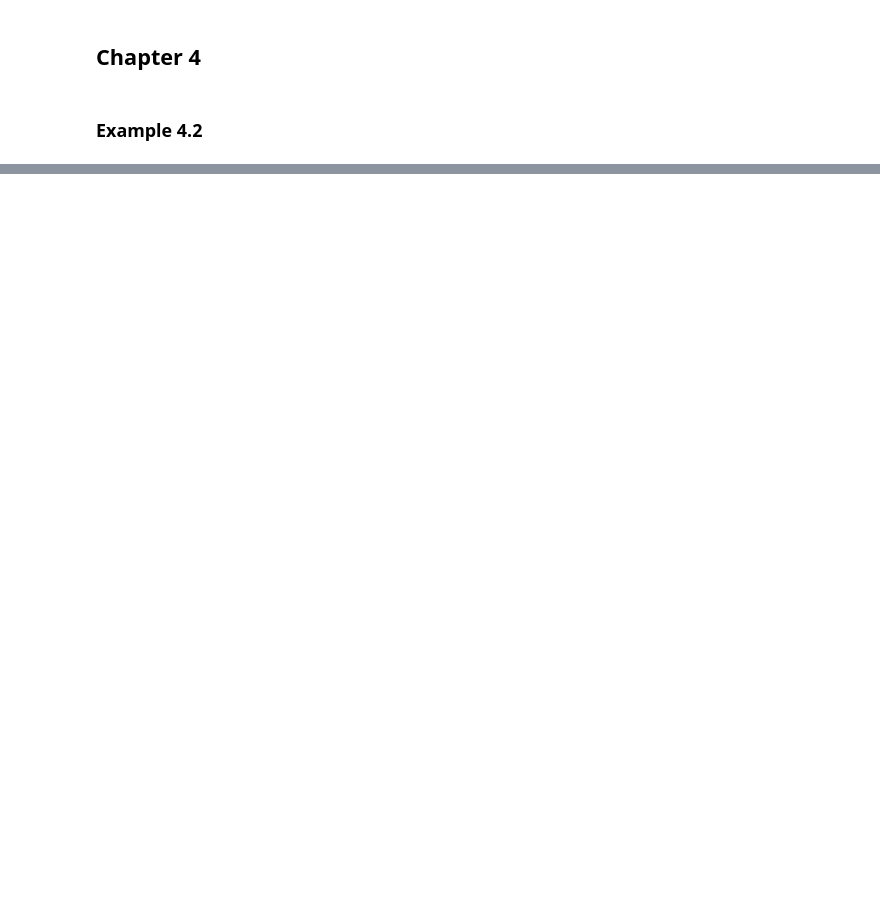
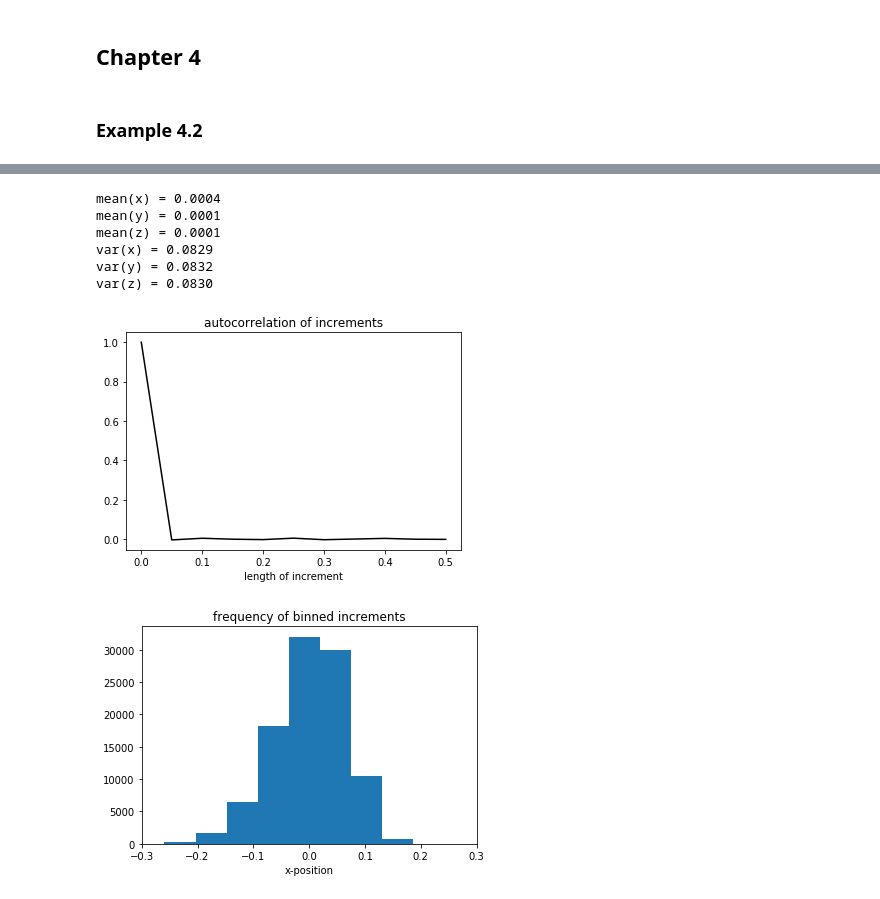
Before and after one commit to ray-chew/probabilistic_forecasting_examples, a Jupyter notebook: Chapter 4.ipynb, the cells around one changed output, grey strips where cells are left out. Saved outputs shown, nothing was run; the diff lists cells and outputs as text; code cells hidden in the pictures; blank space fills up the shorter version.

```diff
--- a/Chapter 4.ipynb
+++ b/Chapter 4.ipynb
@@ -73,0 +147,48 @@ plt.show()
+# %%
+increment_x = x[1:STEPS+1] - x[:STEPS]
+increment_y = y[1:STEPS+1] - y[:STEPS]
+increment_z = z[1:STEPS+1] - z[:STEPS]
+
+print("mean(x) = %.4f" %(np.mean(increment_x)))
+print("mean(y) = %.4f" %(np.mean(increment_y)))
+print("mean(z) = %.4f" %(np.mean(increment_z)))
+
+sx = np.var(increment_x)/(dt*Nout)
+sy = np.var(increment_y)/(dt*Nout)
+sz = np.var(increment_z)/(dt*Nout)
+
+print("var(x) = %.4f" %(sx))
+print("var(y) = %.4f" %(sy))
+print("var(z) = %.4f" %(sz))
+
+p = 11
+corr = np.zeros((p))
+
+for j in range(p):
+    for i in range(j,STEPS):
+        corr[j] += increment_x[i] * increment_x[i-j]
+    corr[j] /= (STEPS - j)
+
+corr /= corr[0]
+
+fig3 = plt.figure()
+plt.plot(np.arange(p)*dt*Nout, corr, 'k')
+plt.xlabel("length of increment")
+plt.title("autocorrelation of increments")
+plt.show()
+
+fig4 = plt.figure()
+plt.hist(increment_x)
+plt.title("frequency of binned increments")
+plt.xlabel("x-position")
+plt.xlim([-0.3,0.3])
+plt.show()
+# %% [output]
+mean(x) = 0.0004
+mean(y) = 0.0001
+mean(z) = 0.0001
+var(x) = 0.0829
+var(y) = 0.0832
+var(z) = 0.0830
+[figure, added]
+[figure, added]
```
Also changed, not shown: parts of 10 cells of this notebook.
